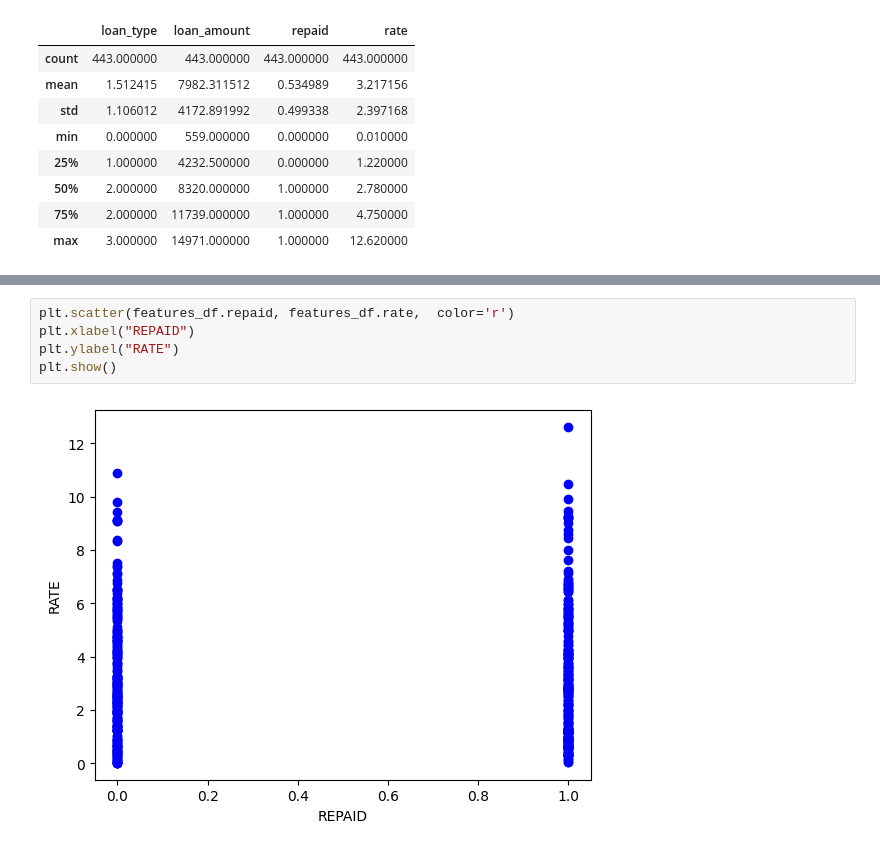
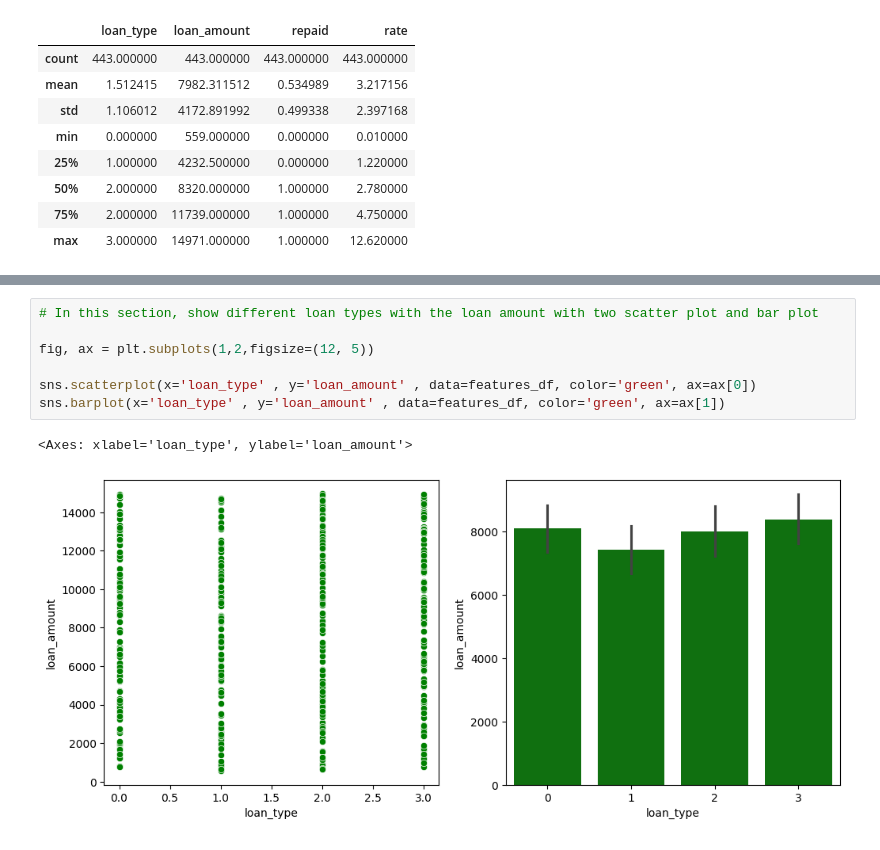
Before and after one commit to shadmankhezri/loans_regression, a Jupyter notebook: loans.ipynb, the cells around one changed output, grey strips where cells are left out. Saved outputs shown, nothing was run; the diff lists cells and outputs as text.

```diff
--- a/loans.ipynb
+++ b/loans.ipynb
@@ -168,7 +160,10 @@ plt.show()
-# %%
-plt.scatter(features_df.repaid, features_df.rate,  color='r')
-plt.xlabel("REPAID")
-plt.ylabel("RATE")
-plt.show()
-# %% [output]
-[figure, removed]
+# %%
+# In this section, show different loan types with the loan amount with two scatter plot and bar plot
+
+fig, ax = plt.subplots(1,2,figsize=(12, 5))
+
+sns.scatterplot(x='loan_type' , y='loan_amount' , data=features_df, color='green', ax=ax[0])
+sns.barplot(x='loan_type' , y='loan_amount' , data=features_df, color='green', ax=ax[1])
+# %% [output]
+<Axes: xlabel='loan_type', ylabel='loan_amount'>
+[figure, new version]
```
Also changed, not shown: parts of 53 cells of this notebook.
